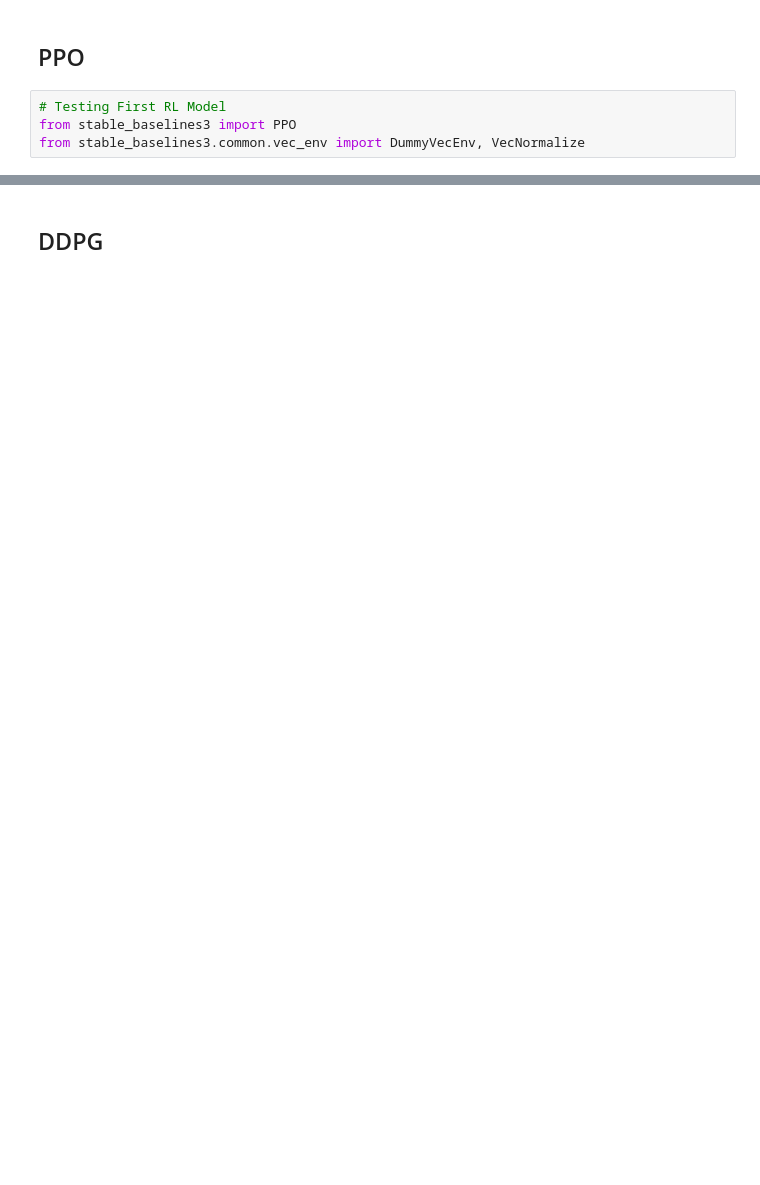
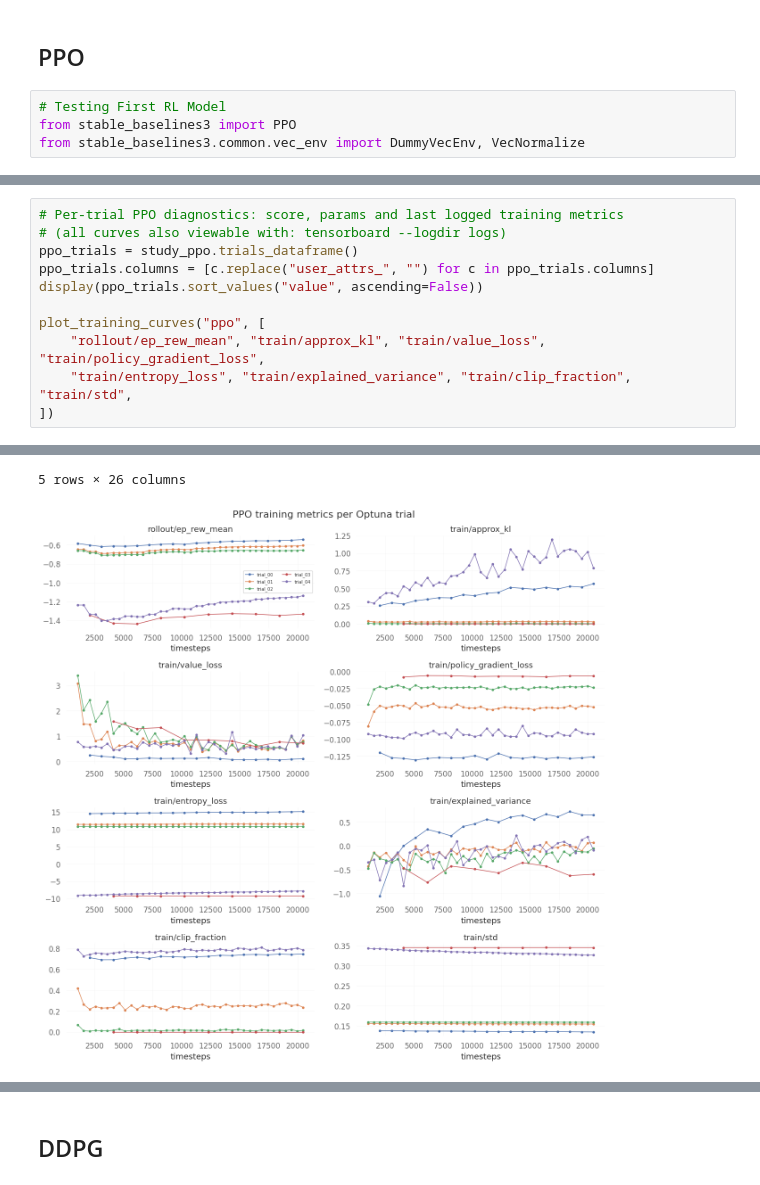
Before and after one commit to sanyam-dev/precog_test, a Jupyter notebook: task3.ipynb, the cells around one changed output, grey strips where cells are left out. Cells and saved outputs as stored; diff of their text form; blank space fills up the shorter version.

```diff
--- a/task3.ipynb
+++ b/task3.ipynb
@@ -401,0 +482,12 @@ Sharpe ratio: 1.5823179265457208
+# %%
+# Per-trial PPO diagnostics: score, params and last logged training metrics
+# (all curves also viewable with: tensorboard --logdir logs)
+ppo_trials = study_ppo.trials_dataframe()
+ppo_trials.columns = [c.replace("user_attrs_", "") for c in ppo_trials.columns]
+display(ppo_trials.sort_values("value", ascending=False))
+
+plot_training_curves("ppo", [
+    "rollout/ep_rew_mean", "train/approx_kl", "train/value_loss", "train/policy_gradient_loss",
+    "train/entropy_loss", "train/explained_variance", "train/clip_fraction", "train/std",
+])
+# %% [output]
@@ -402 +500,3 @@ Sharpe ratio: 1.5823179265457208
+5 rows × 26 columns
+[figure, added]
 # %%
```
Also changed, not shown: parts of 32 cells of this notebook, 41 other files.
